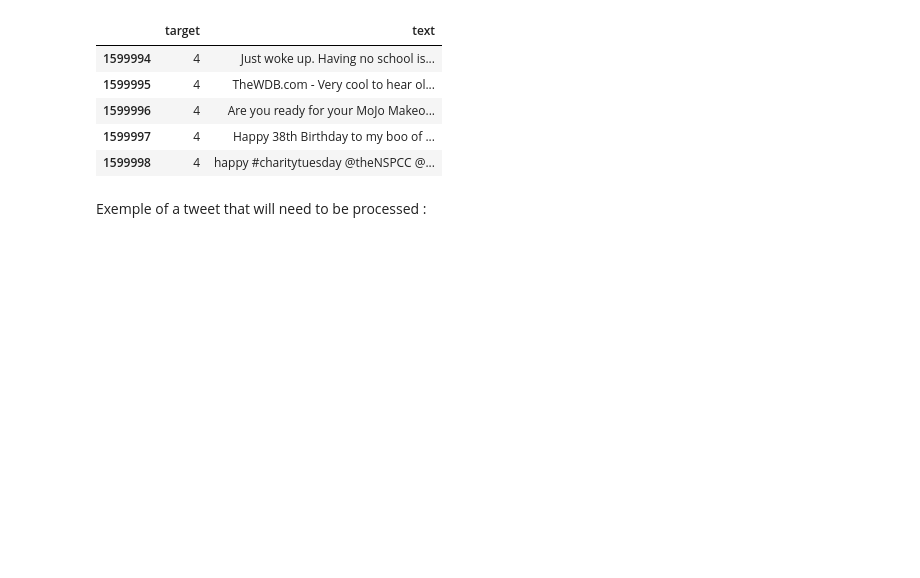
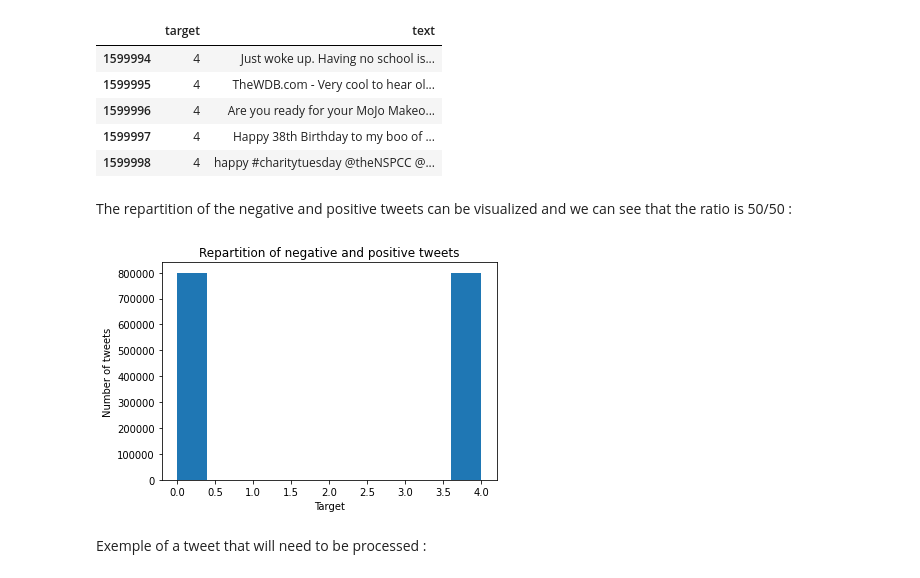
Before and after one commit to Proton013/NLP_Sentiment_Analysis_Project, a Jupyter notebook: NLP_Project_Sentiment_Analysis.ipynb, the cells around one changed output. Saved outputs shown, nothing was run; the diff lists cells and outputs as text; code cells hidden in the pictures; blank space fills up the shorter version.

Commit message:
Add target data histogram

```diff
--- a/NLP_Project_Sentiment_Analysis.ipynb
+++ b/NLP_Project_Sentiment_Analysis.ipynb
@@ -671,6 +671,15 @@ labeled_data.tail()
 | 1599996 | 4 | Are you ready for your MoJo Makeo... |
 | 1599997 | 4 | Happy 38th Birthday to my boo of ... |
 | 1599998 | 4 | happy #charitytuesday @theNSPCC @... |
+# %% [markdown]
+The repartition of the negative and positive tweets can be visualized and we can see that the ratio is 50/50 :
+# %%
+plt.hist(labeled_data.target);
+plt.title('Repartition of negative and positive tweets');
+plt.xlabel('Target');
+plt.ylabel('Number of tweets');
+# %% [output]
+[figure, added]
 # %% [markdown]
 Exemple of a tweet that will need to be processed :
 # %%
```
Also changed, not shown: parts of 1 cell of this notebook.
